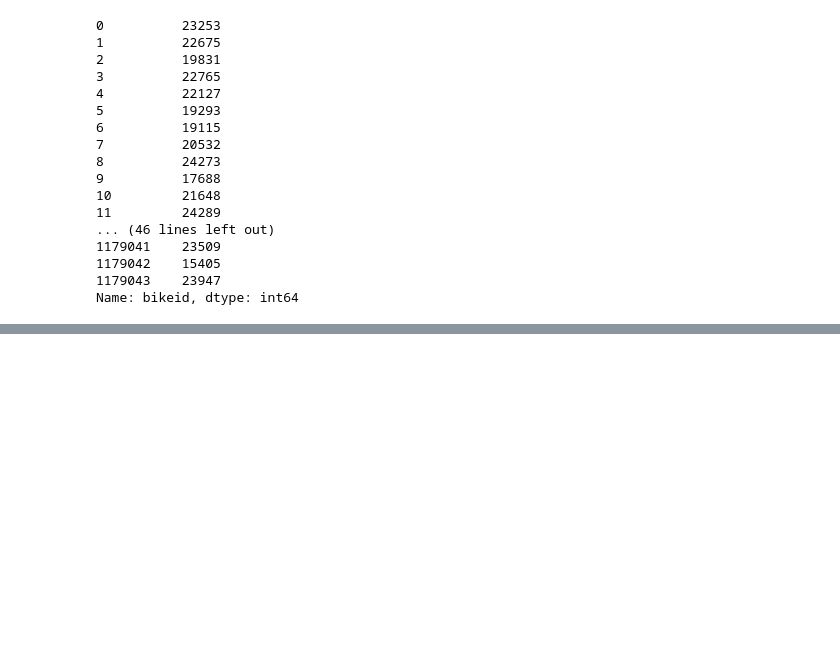
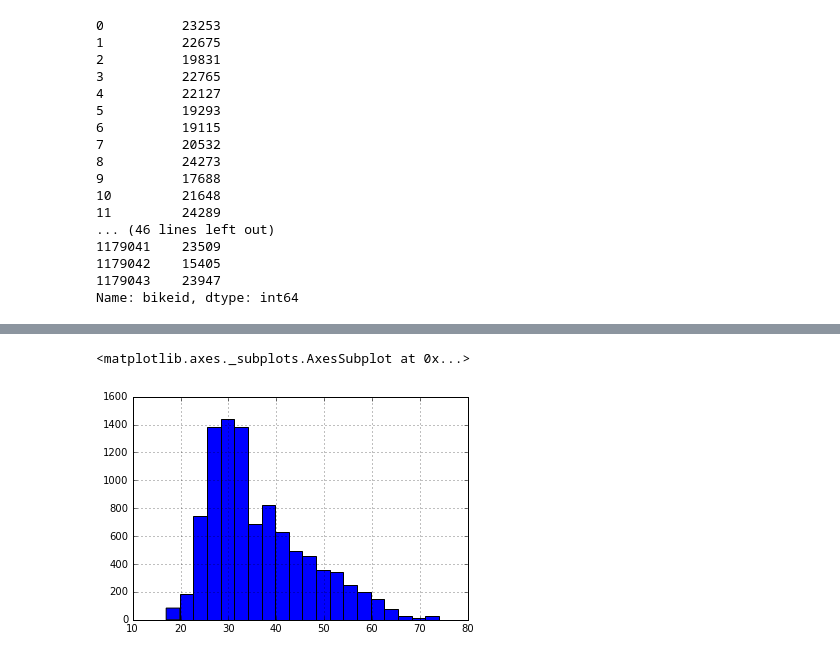
Before and after one commit to dvndrsn/citibike, a Jupyter notebook: Citibike2.ipynb, the cells around one changed output, grey strips where cells are left out. Cells and saved outputs as stored; diff of their text form; code cells hidden in the pictures; blank space fills up the shorter version.

```diff
--- a/Citibike2.ipynb
+++ b/Citibike2.ipynb
@@ -323,0 +340,5 @@ Name: bikeid, dtype: int64
+# %%
+df[(df.age < 75) & (df.hour == 0)]['age'].hist(bins=20)
+# %% [output]
+<matplotlib.axes._subplots.AxesSubplot at 0x...>
+[figure, added]
```
Also changed, not shown: parts of 6 cells of this notebook.
